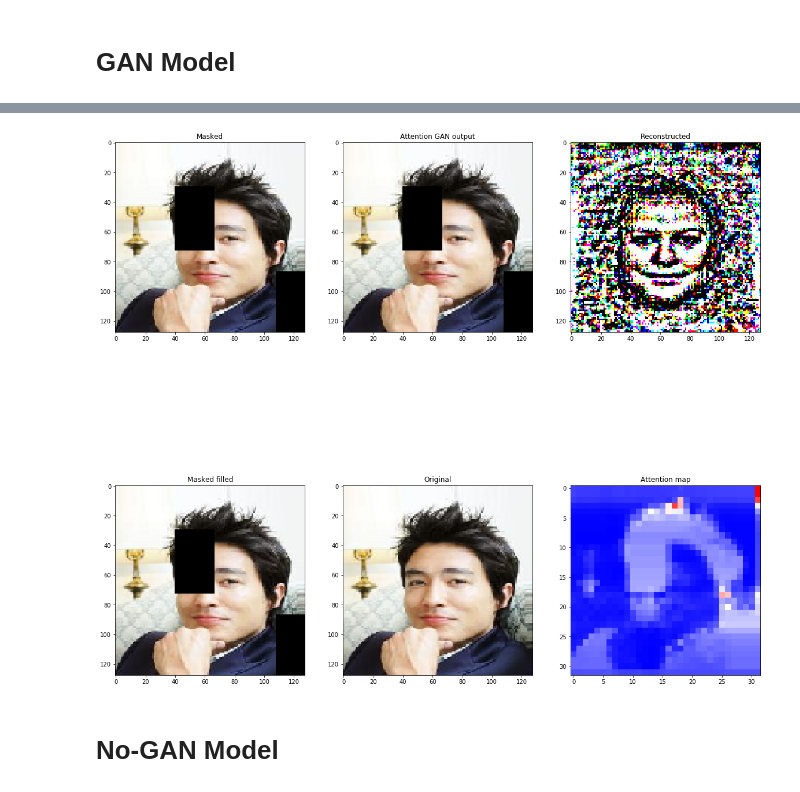
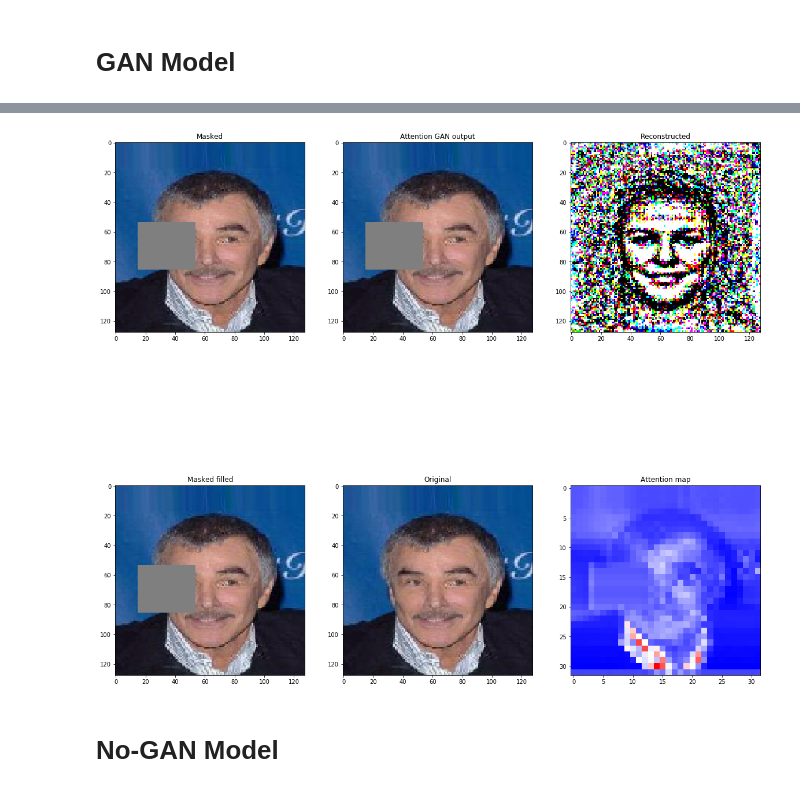
Before and after one commit to clementruin/ImageInpainting, a Jupyter notebook: GAN_Attention_tf_for_celeb.ipynb, the cells around one changed output, grey strips where cells are left out. Cells and saved outputs as stored; diff of their text form; code cells hidden in the pictures.

```diff
--- a/GAN_Attention_tf_for_celeb.ipynb
+++ b/GAN_Attention_tf_for_celeb.ipynb
@@ -59,7 +59,7 @@ def load_data(X_original_, X_mask_, X_filter_, n_inf, n_sup):
     #X_mask = X_mask.reshape(X_mask.shape[0], -1)
     return (X_image, X_mask, X_filt)
 
-sample_size=128
+sample_size=1000
 
 X_train, X_train_mask, X_train_filter = [],[],[]
 print("Training Set")
@@ -339,0 +318,36 @@ KeyboardInterrupt:
+# %%
+"""
+        # boolean, True if we are training G
+        #training_generator = False
+
+        # load batch_size fake images
+        idx = np.random.randint(0, sample_size, batch_size)
+        fake_images_mask = X_train_mask[idx]
+        fake_images_filter = X_train_filter[idx]
+        feed_dict = {masked_image_inputs: fake_images_mask,
+                     mask_filter_inputs: fake_images_filter}
+        fake_images = sess_gan.run(output_images, feed_dict=feed_dict)
+
+        # load batch_size real images
+        idx = np.random.randint(0, sample_size, batch_size)
+        real_images = X_train[idx]
+        real_images_mask = X_train_mask[idx]
+        real_images_filter = X_train_filter[idx]
+
+        # concatenate and label fake/real
+        input_images = np.concatenate([real_images, fake_images])
+        input_masks = np.concatenate([real_images_mask, fake_images_mask])
+        input_filters = np.concatenate([real_images_filter, fake_images_filter])
+        labels = np.zeros((2*batch_size, 2))
+        labels[batch_size:, 0] = 1.
+        labels[:batch_size, 1] = 1.
+
+        # Freeze G train Discriminator
+        feed_dict = {discriminator_input: input_images,
+                     mask_filter_inputs: input_filters,
+                     real_image_targets: input_images,
+                     true_labels: labels}
+        _, train_loss_d = sess_gan.run([train_op_d, d_loss], feed_dict=feed_dict)
+
+        #training_generator = True
+"""
@@ -357,35 +373,35 @@ plt.show()
 feed_dict = {masked_image_inputs: X_test_mask,
              mask_filter_inputs: X_test_filter,
              real_image_targets: X_test}
 
 reco_imgs, att_map, out_imgs = sess_gan.run([reconstructed_images, attention_map, output_images],
                                              feed_dict=feed_dict)
 
-i = 6
+i = 40
 plt.figure(figsize=(20, 20))
 
 plt.subplot(2, 3, 1)
 plt.imshow(X_test_mask[i])
 plt.title("Masked")
 plt.subplot(2, 3, 3)
 plt.imshow(reco_imgs[i])
 plt.title("Reconstructed")
 plt.subplot(2, 3, 4)
 plt.imshow(X_test_filter[i]*reco_imgs[i] + (1-X_test_filter[i])*X_test_mask[i])
 plt.title("Masked filled")
 plt.subplot(2, 3, 2)
 plt.imshow(out_imgs[i])
 plt.title("Attention GAN output")
 plt.subplot(2, 3, 6)
 plt.imshow(att_map[i].reshape(32, 32), cmap='bwr', interpolation='nearest')
 plt.title("Attention map")
 plt.subplot(2, 3, 5)
 plt.imshow(X_test[i])
 plt.title("Original")
 
 plt.show()
 # %% [output]
-[figure, old version]
+[figure, new version]
 # %% [markdown]
 # No-GAN Model
 # %%
```
Also changed, not shown: parts of 6 cells of this notebook, 1 other file.
